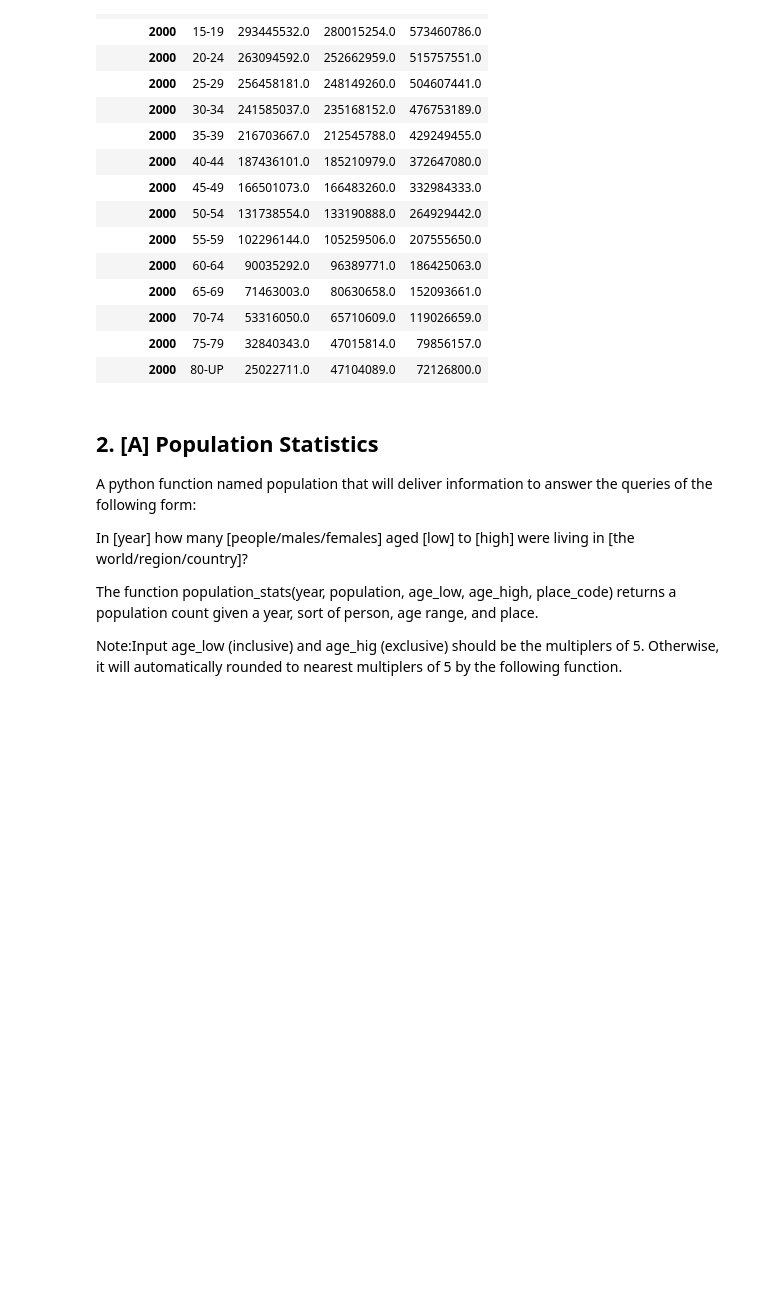
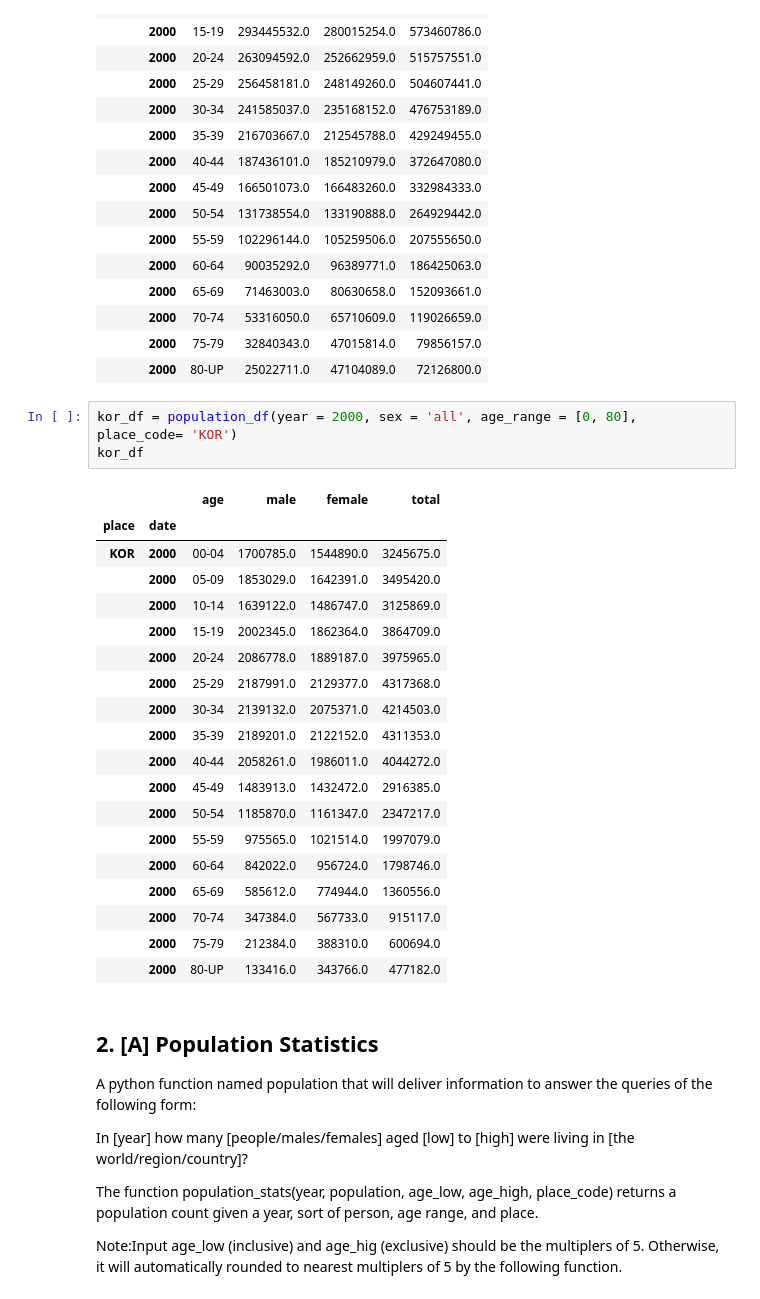
Before and after one commit to malenabuffagni/JudithBlake, a Jupyter notebook: Project_1.ipynb, the cells around one changed output. Saved outputs shown, nothing was run; the diff lists cells and outputs as text; blank space fills up the shorter version.

```diff
--- a/Project_1.ipynb
+++ b/Project_1.ipynb
@@ -151,6 +151,29 @@ world_pop
 |  | 2000 | 70-74 | 53316050.0 | 65710609.0 | 119026659.0 |
 |  | 2000 | 75-79 | 32840343.0 | 47015814.0 | 79856157.0 |
 |  | 2000 | 80-UP | 25022711.0 | 47104089.0 | 72126800.0 |
+# %%
+kor_df = population_df(year = 2000, sex = 'all', age_range = [0, 80], place_code= 'KOR')
+kor_df
+# %% [output]
+|  |  | age | male | female | total |
+| place | date |  |  |  |  |
+| KOR | 2000 | 00-04 | 1700785.0 | 1544890.0 | 3245675.0 |
+|  | 2000 | 05-09 | 1853029.0 | 1642391.0 | 3495420.0 |
+|  | 2000 | 10-14 | 1639122.0 | 1486747.0 | 3125869.0 |
+|  | 2000 | 15-19 | 2002345.0 | 1862364.0 | 3864709.0 |
+|  | 2000 | 20-24 | 2086778.0 | 1889187.0 | 3975965.0 |
+|  | 2000 | 25-29 | 2187991.0 | 2129377.0 | 4317368.0 |
+|  | 2000 | 30-34 | 2139132.0 | 2075371.0 | 4214503.0 |
+|  | 2000 | 35-39 | 2189201.0 | 2122152.0 | 4311353.0 |
+|  | 2000 | 40-44 | 2058261.0 | 1986011.0 | 4044272.0 |
+|  | 2000 | 45-49 | 1483913.0 | 1432472.0 | 2916385.0 |
+|  | 2000 | 50-54 | 1185870.0 | 1161347.0 | 2347217.0 |
+|  | 2000 | 55-59 | 975565.0 | 1021514.0 | 1997079.0 |
+|  | 2000 | 60-64 | 842022.0 | 956724.0 | 1798746.0 |
+|  | 2000 | 65-69 | 585612.0 | 774944.0 | 1360556.0 |
+|  | 2000 | 70-74 | 347384.0 | 567733.0 | 915117.0 |
+|  | 2000 | 75-79 | 212384.0 | 388310.0 | 600694.0 |
+|  | 2000 | 80-UP | 133416.0 | 343766.0 | 477182.0 |
 # %% [markdown]
 ## 2. [A] Population Statistics
 A python function named population that will deliver information to answer the queries of the following form:
```
Also changed, not shown: parts of 3 cells of this notebook.
